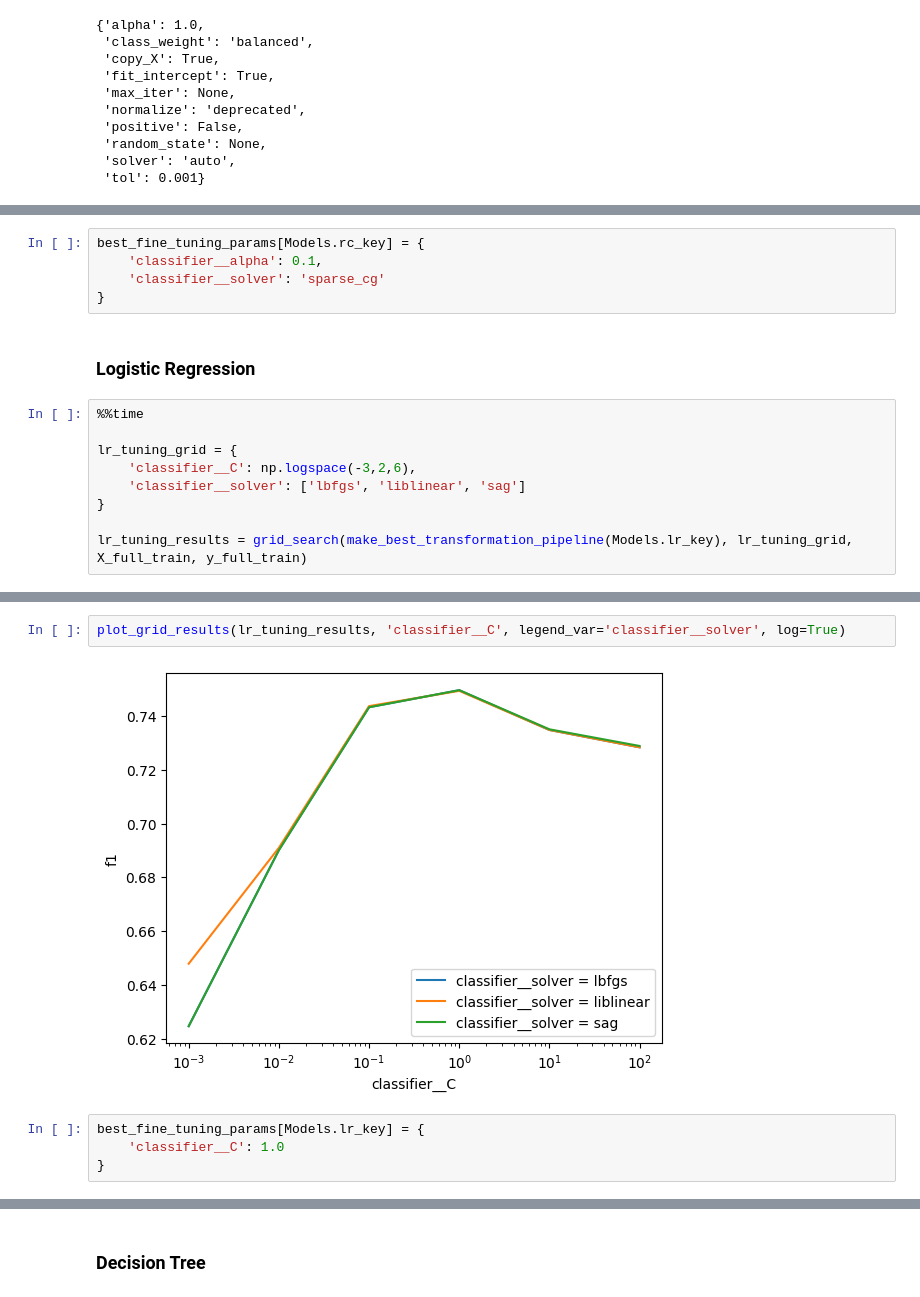
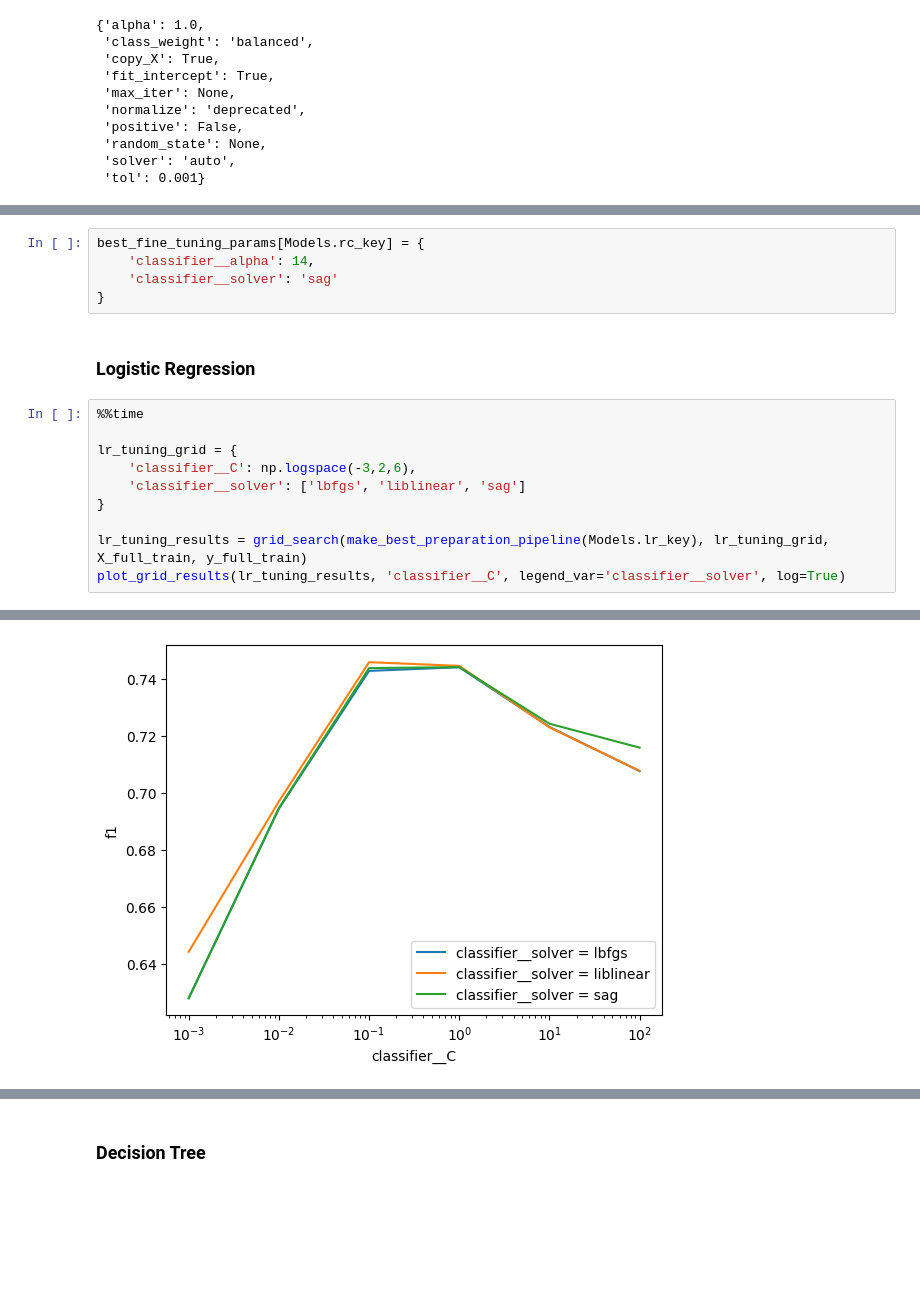
Before and after one commit to illyge/ml-zoomcamp-midterm-project, a Jupyter notebook: twitter_disasters_sandbox.ipynb, the cells around one changed output, grey strips where cells are left out. Saved outputs shown, nothing was run; the diff lists cells and outputs as text; blank space fills up the shorter version.

```diff
--- a/twitter_disasters_sandbox.ipynb
+++ b/twitter_disasters_sandbox.ipynb
@@ -1086,7 +1102,7 @@ plot_grid_results(rc_tuning_results, 'classifier__alpha', legend_var='classifier
 # %%
 best_fine_tuning_params[Models.rc_key] = {
-    'classifier__alpha': 0.1,
-    'classifier__solver': 'sparse_cg'
+    'classifier__alpha': 14,
+    'classifier__solver': 'sag'
 }
 # %% [markdown]
 ### Logistic Regression
@@ -1098,5 +1114,6 @@ lr_tuning_grid = {
     'classifier__solver': ['lbfgs', 'liblinear', 'sag']
 }
 
-lr_tuning_results = grid_search(make_best_transformation_pipeline(Models.lr_key), lr_tuning_grid, X_full_train, y_full_train)
+lr_tuning_results = grid_search(make_best_preparation_pipeline(Models.lr_key), lr_tuning_grid, X_full_train, y_full_train)
+plot_grid_results(lr_tuning_results, 'classifier__C', legend_var='classifier__solver', log=True)
 # %% [output]
@@ -1108,8 +1125 @@ Wall time: 5min 7s
+[figure, added]
-# %%
-plot_grid_results(lr_tuning_results, 'classifier__C', legend_var='classifier__solver', log=True)
-# %% [output]
-[figure, removed]
-# %%
-best_fine_tuning_params[Models.lr_key] = {
-    'classifier__C': 1.0
-}
```
Also changed, not shown: parts of 72 cells of this notebook.
